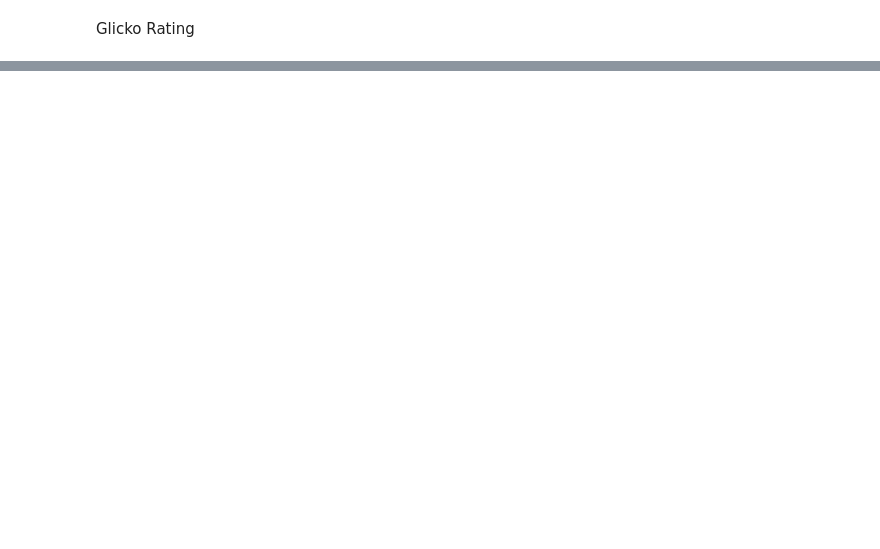
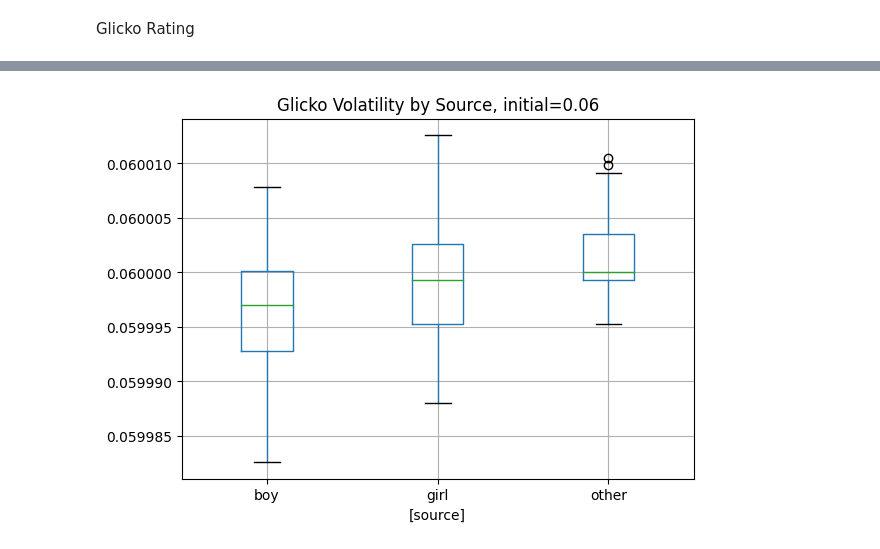
Before and after one commit to sarahaptumich/capstone, a Jupyter notebook: breaker_ranking_2.ipynb, the cells around one changed output, grey strips where cells are left out. Cells and saved outputs as stored; diff of their text form; code cells hidden in the pictures; blank space fills up the shorter version.

```diff
--- a/breaker_ranking_2.ipynb
+++ b/breaker_ranking_2.ipynb
@@ -340,0 +361,13 @@ plt.legend()
+# %%
+# Filter the DataFrames based on 'key' being in their respective top10 lists
+filtered_boy = boy_glicko_rank[boy_glicko_rank['key'].isin(boy_top10_glicko['key'].to_list())].copy()
+filtered_girl = girl_glicko_rank[girl_glicko_rank['key'].isin(girl_top10_glicko['key'].to_list())].copy()
+filtered_other = other_glicko_rank[other_glicko_rank['key'].isin(other_top10_glicko['key'].to_list())].copy()
+
+# Add a new column to each DataFrame to identify its original source
+filtered_boy['source'] = 'boy'
+filtered_girl['source'] = 'girl'
+filtered_other['source'] = 'other'
+
+# Concatenate the three DataFrames into one
+combined_glicko = pd.concat([filtered_boy, filtered_girl, filtered_other], ignore_index=True)
@@ -340,0 +386,10 @@ plt.legend()
+# %%
+combined_glicko[['source', 'volatility']].boxplot(by='source')
+# Add a title to the plot
+plt.title('Glicko Volatility by Source, initial=0.06')
+plt.suptitle('')  # Suppress the automatic title to only show the custom one
+
+# Show the plot
+plt.show()
+# %% [output]
+[figure, added]
```
Also changed, not shown: parts of 25 cells of this notebook.
